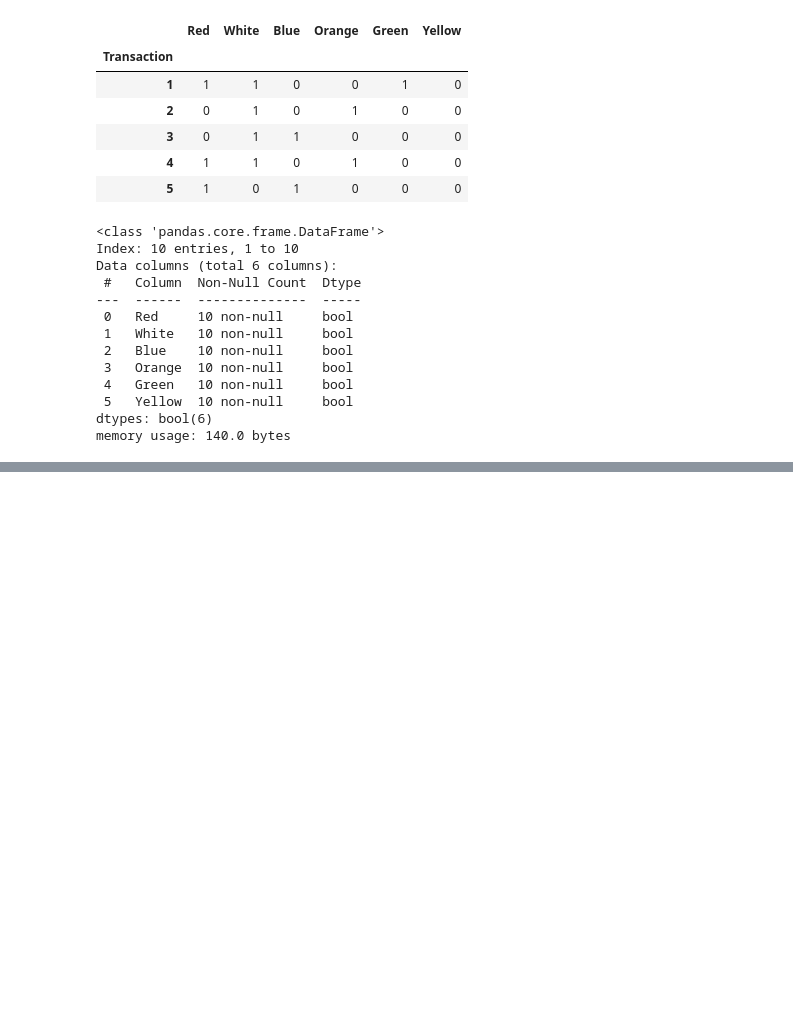
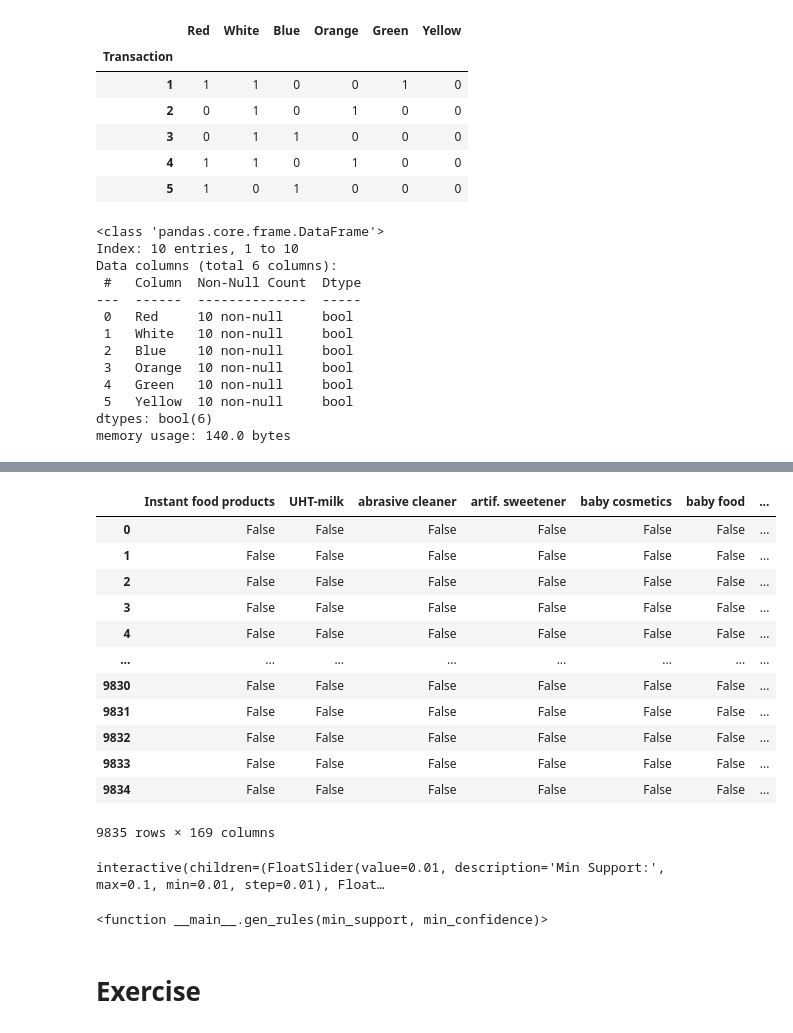
Before and after one commit to PGCP-AI3151/Machine_Learning, a Jupyter notebook: Association_Rule_Mining/Apriori.ipynb, the cells around one changed output, grey strips where cells are left out. Drawn from its saved outputs; the diff is of its cells as text; code cells hidden in the pictures; blank space fills up the shorter version.

```diff
--- a/Association_Rule_Mining/Apriori.ipynb
+++ b/Association_Rule_Mining/Apriori.ipynb
@@ -51,0 +252,20 @@ itemset
+# %%
+from mlxtend.preprocessing import TransactionEncoder
+te = TransactionEncoder()
+te_ary = te.fit(groceries_list).transform(groceries_list)
+df = pd.DataFrame(te_ary,columns=te.columns_)
+df
+# %% [output]
+|  | Instant food products | UHT-milk | abrasive cleaner | artif. sweetener | baby cosmetics | baby food | ... |
+| 0 | False | False | False | False | False | False | ... |
+| 1 | False | False | False | False | False | False | ... |
+| 2 | False | False | False | False | False | False | ... |
+| 3 | False | False | False | False | False | False | ... |
+| 4 | False | False | False | False | False | False | ... |
+| ... | ... | ... | ... | ... | ... | ... | ... |
+| 9830 | False | False | False | False | False | False | ... |
+| 9831 | False | False | False | False | False | False | ... |
+| 9832 | False | False | False | False | False | False | ... |
+| 9833 | False | False | False | False | False | False | ... |
+| 9834 | False | False | False | False | False | False | ... |
+9835 rows × 169 columns
@@ -51,0 +279,9 @@ itemset
+# %%
+interact(gen_rules,
+         min_support = widgets.FloatSlider(value=0.01,min=0.01,max=0.1,step=0.01,description='Min Support:'),
+         min_confidence = widgets.FloatSlider(value=0.01,min=0,max=1,step=0.01,description='Min Confidence:'))
+# %% [output]
+interactive(children=(FloatSlider(value=0.01, description='Min Support:', max=0.1, min=0.01, step=0.01), Float…
+<function __main__.gen_rules(min_support, min_confidence)>
+# %% [markdown]
+# Exercise
```
Also changed, not shown: parts of 27 cells of this notebook, 39 other files.
